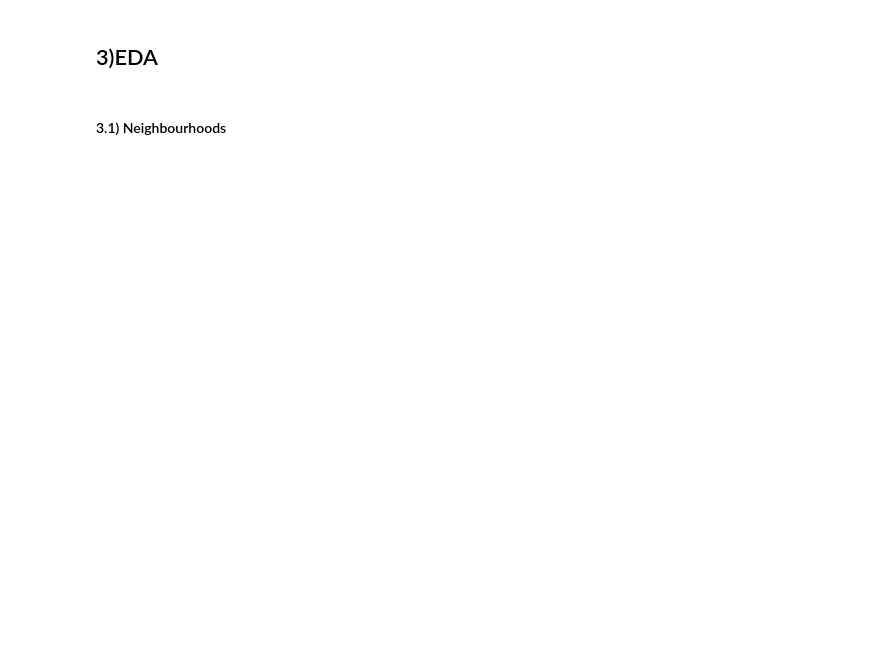
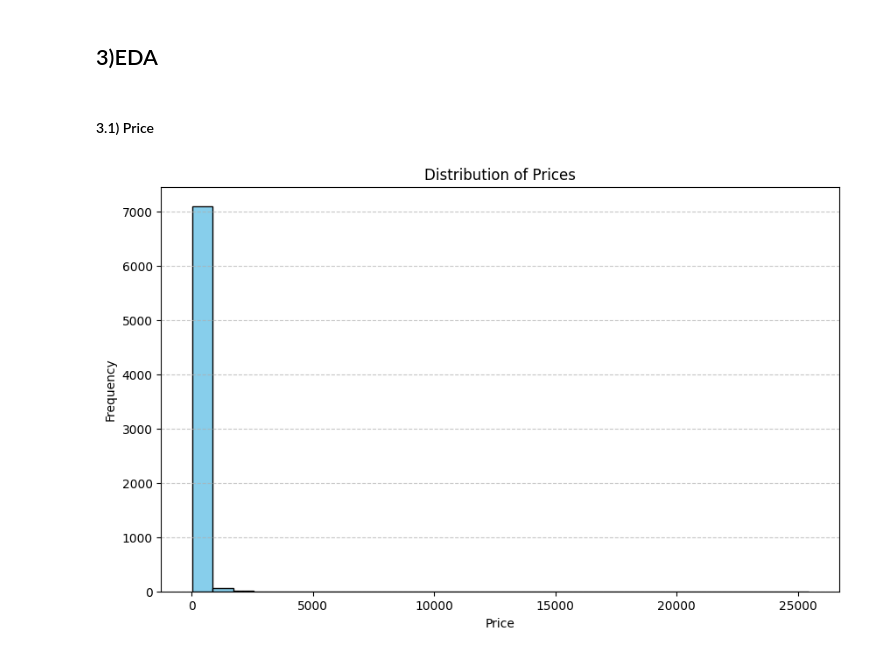
Before and after one commit to amitbharti017/Amsterdam_Airbnb, a Jupyter notebook: notebook/EDA.ipynb, the cells around one changed output. Drawn from its saved outputs; the diff is of its cells as text; code cells hidden in the pictures; blank space fills up the shorter version.

```diff
--- a/notebook/EDA.ipynb
+++ b/notebook/EDA.ipynb
@@ -212,7 +212,7 @@ Number of bed rooms count per bathroom number
 Name: beds, dtype: float64
 # %%
 #Since the missing bathrooms text have smaller number of beds, hence number of beds is being filled in missing bathroom text
-df_filter_full_train["bathrooms_text"].fillna(str(df_filter_full_train["beds"]), inplace=True)
+df_filter_full_train["bathrooms_text"].fillna(df_filter_full_train["beds"], inplace=True)
 # %%
 #creating a new columns to check if the bathroom is shared or not and converting bathrooms_text into a float columns
 def bathroom_number(text):
@@ -231,4 +233,5 @@ df_filter_full_train["private"] = df_filter_full_train["bathrooms_text"].apply(l
 df_filter_full_train.host_is_superhost.fillna("f",inplace = True)
 # %%
 # Changing the "host since" column to number of days from today.
-df_filter_full_train[] = df_filter_full_train.host_since
+df_filter_full_train["host_since"] = pd.to_datetime(df_filter_full_train["host_since"])
+df_filter_full_train["host_since"] = ((pd.Timestamp(datetime.today().date())) - df_filter_full_train["host_since"]).dt.days
@@ -236,0 +244,5 @@ dtype('O')
+# %%
+from sklearn.experimental import enable_iterative_imputer
+from sklearn.impute import IterativeImputer
+imputer = IterativeImputer(random_state=810)
+df_filter_full_train["review_scores_rating"] = imputer.fit_transform(df_filter_full_train[["review_scores_rating"]])
@@ -236,0 +288,4 @@ dtype('O')
+# %%
+## Since most of the missing values of the bed are less i.e below 5. And as we saw earlier beds are usually half of accommodates so we follow the same pattern while filling the NA values of bed
+df_filter_full_train["beds"].fillna(round((df_filter_full_train["accommodates"])/2),inplace=True)
+df_filter_full_train["beds"] = df_filter_full_train["beds"].astype("int")
@@ -237,4 +312,14 @@ dtype('O')
 # %% [markdown]
 ## 3)EDA
 # %% [markdown]
-#### 3.1) Neighbourhoods
+#### 3.1) Price
+# %%
+plt.figure(figsize=(10, 6))
+plt.hist(df_filter_full_train['price'], bins=30, color='skyblue', edgecolor='black')
+plt.xlabel('Price')
+plt.ylabel('Frequency')
+plt.title('Distribution of Prices')
+plt.grid(axis='y', linestyle='--', alpha=0.7)
+plt.show()
+# %% [output]
+[figure, added]
```
Also changed, not shown: parts of 49 cells of this notebook.
